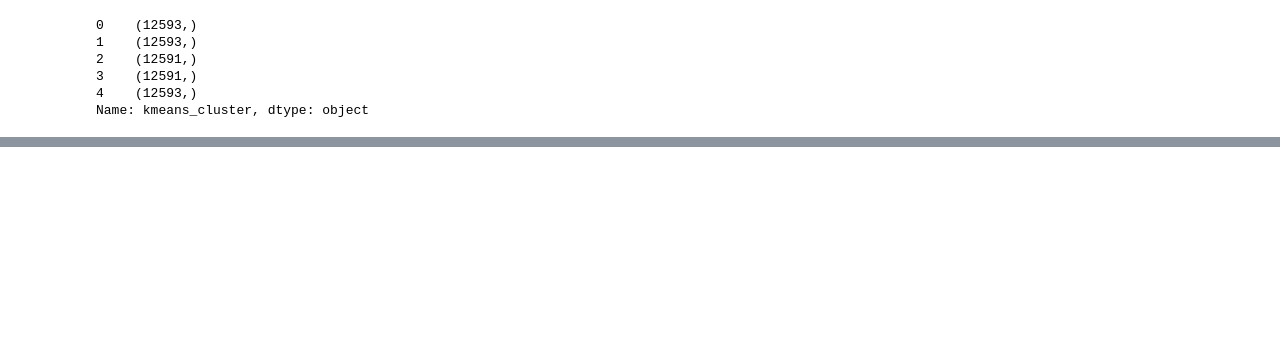
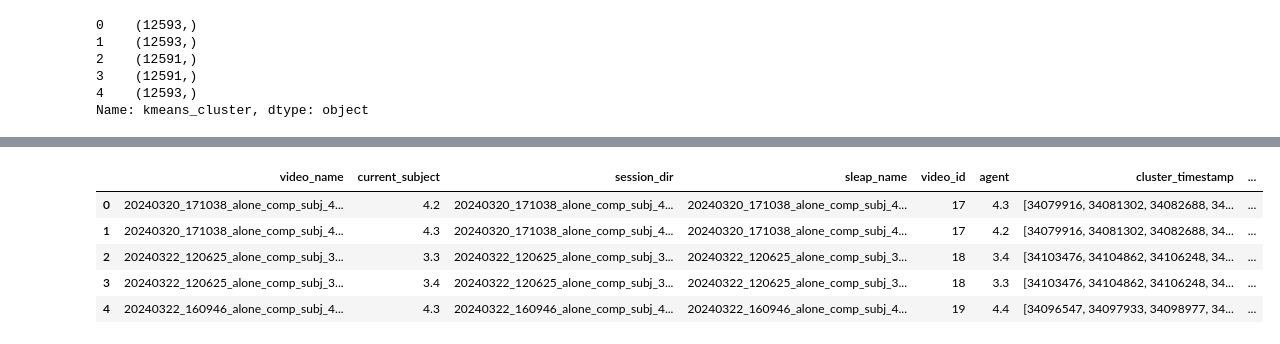
Before and after one commit to padillacoreanolab/reward_comp_ext, a Jupyter notebook: results/2024_06_16_spectral_preprocessing/04_rce2_add_sleap_pose_estimation_alone_comp.ipynb, the cells around one changed output, grey strips where cells are left out. Cells and saved outputs as stored; diff of their text form; code cells hidden in the pictures; blank space fills up the shorter version.

```diff
--- a/results/2024_06_16_spectral_preprocessing/04_rce2_add_sleap_pose_estimation_alone_comp.ipynb
+++ b/results/2024_06_16_spectral_preprocessing/04_rce2_add_sleap_pose_estimation_alone_comp.ipynb
@@ -93,3 +94,5 @@ LFP_SPECTRAL_DF.head()
+# %%
+SLEAP_DF["video_name"] = SLEAP_DF["video_name"].apply(lambda x: x.strip(".videoTimeStamps.cameraHWSync"))
 # %%
 cols_to_use = LFP_SPECTRAL_DF.columns.difference(SLEAP_DF.columns)
 merged_LFP_SPECTRAL_DF = pd.merge(SLEAP_DF, LFP_SPECTRAL_DF[list(cols_to_use) + ["video_name", "current_subject"]], on=["video_name", "current_subject"], how="inner")
@@ -130,7 +125,7 @@ merged_LFP_SPECTRAL_DF["current_frame"].iloc[0]
 # %% [output]
 array([34042, 34043, 34044, ..., 61590, 61591, 61592])
 # %%
-merged_LFP_SPECTRAL_DF["cluster_timestamp"] = merged_LFP_SPECTRAL_DF.apply(lambda x: x["video_timestamps"][x["current_frame"]], axis=1)
+merged_LFP_SPECTRAL_DF["cluster_timestamp"] = merged_LFP_SPECTRAL_DF.apply(lambda x: x["video_timestamps"][x["frame_index"]], axis=1)
 # %%
 merged_LFP_SPECTRAL_DF["cluster_timestamp"].head()
 # %% [output]
@@ -171,0 +260,9 @@ merged_LFP_SPECTRAL_DF.to_pickle(os.path.join(OUTPUT_DIR, FULL_LFP_TRACES_PKL))
+# %%
+filtered_LFP_SPECTRAL_DF.head()
+# %% [output]
+|  | video_name | current_subject | session_dir | sleap_name | video_id | agent | cluster_timestamp | ... |
+| 0 | 20240320_171038_alone_comp_subj_4... | 4.2 | 20240320_171038_alone_comp_subj_4... | 20240320_171038_alone_comp_subj_4... | 17 | 4.3 | [34079916, 34081302, 34082688, 34... | ... |
+| 1 | 20240320_171038_alone_comp_subj_4... | 4.3 | 20240320_171038_alone_comp_subj_4... | 20240320_171038_alone_comp_subj_4... | 17 | 4.2 | [34079916, 34081302, 34082688, 34... | ... |
+| 2 | 20240322_120625_alone_comp_subj_3... | 3.3 | 20240322_120625_alone_comp_subj_3... | 20240322_120625_alone_comp_subj_3... | 18 | 3.4 | [34103476, 34104862, 34106248, 34... | ... |
+| 3 | 20240322_120625_alone_comp_subj_3... | 3.4 | 20240322_120625_alone_comp_subj_3... | 20240322_120625_alone_comp_subj_3... | 18 | 3.3 | [34103476, 34104862, 34106248, 34... | ... |
+| 4 | 20240322_160946_alone_comp_subj_4... | 4.3 | 20240322_160946_alone_comp_subj_4... | 20240322_160946_alone_comp_subj_4... | 19 | 4.4 | [34096547, 34097933, 34098977, 34... | ... |
```
Also changed, not shown: parts of 43 cells of this notebook, 1 other file.
